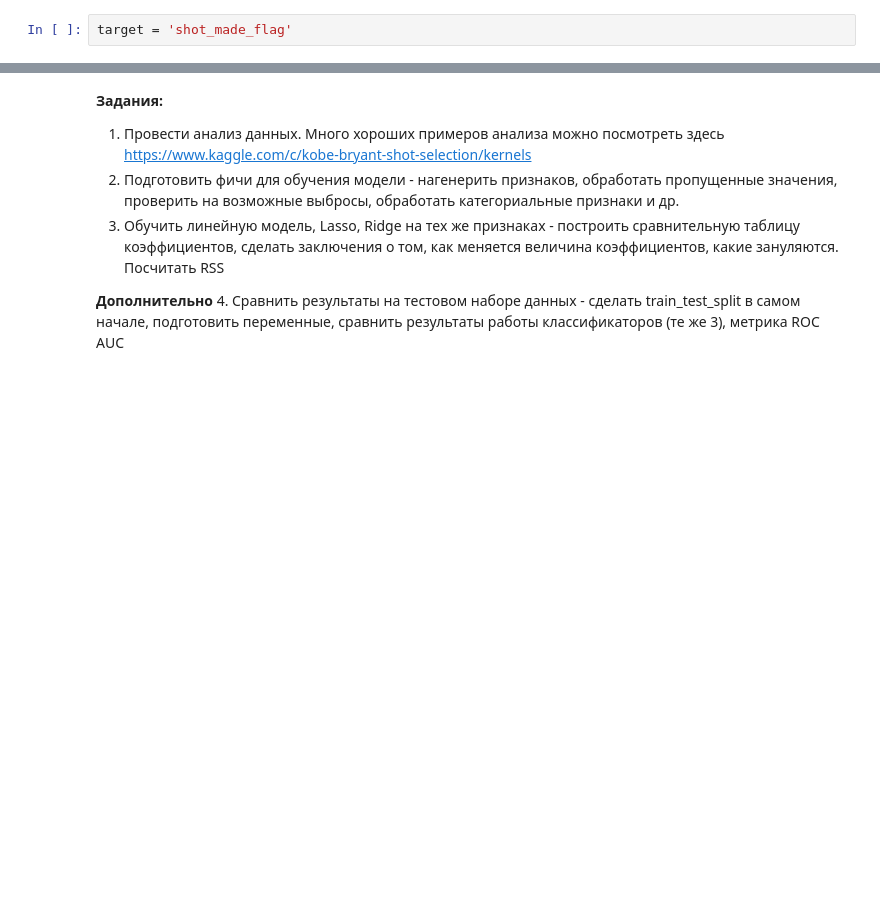
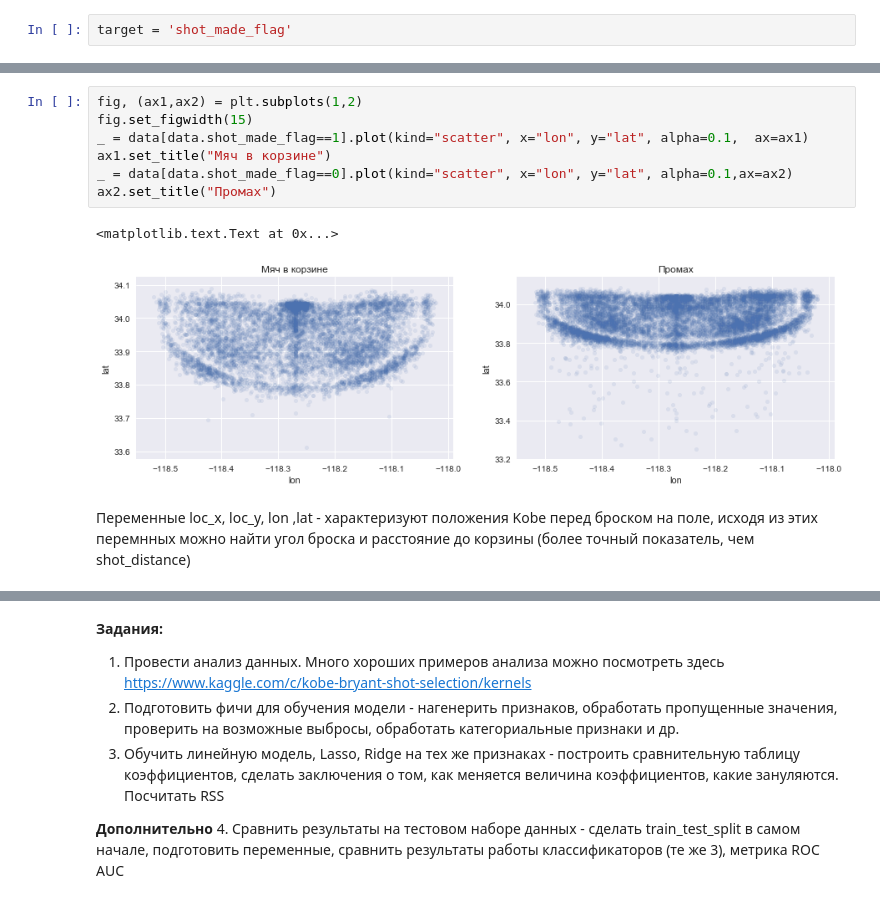
Before and after one commit to AlexeevVl/DVP-1, a Jupyter notebook: HW_2.ipynb, the cells around one changed output, grey strips where cells are left out. Drawn from its saved outputs; the diff is of its cells as text; blank space fills up the shorter version.

```diff
--- a/HW_2.ipynb
+++ b/HW_2.ipynb
@@ -73,0 +95,12 @@ Text(0.5,1,'Промах')
+# %%
+fig, (ax1,ax2) = plt.subplots(1,2)
+fig.set_figwidth(15)
+_ = data[data.shot_made_flag==1].plot(kind="scatter", x="lon", y="lat", alpha=0.1,  ax=ax1)
+ax1.set_title("Мяч в корзине")
+_ = data[data.shot_made_flag==0].plot(kind="scatter", x="lon", y="lat", alpha=0.1,ax=ax2)
+ax2.set_title("Промах")
+# %% [output]
+<matplotlib.text.Text at 0x...>
+[figure, added]
+# %% [markdown]
+Переменные loc_x, loc_y, lon ,lat - характеризуют положения Kobe перед броском на поле, исходя из этих перемнных можно найти угол броска и расстояние до корзины (более точный показатель, чем shot_distance)
```
Also changed, not shown: parts of 32 cells of this notebook.
